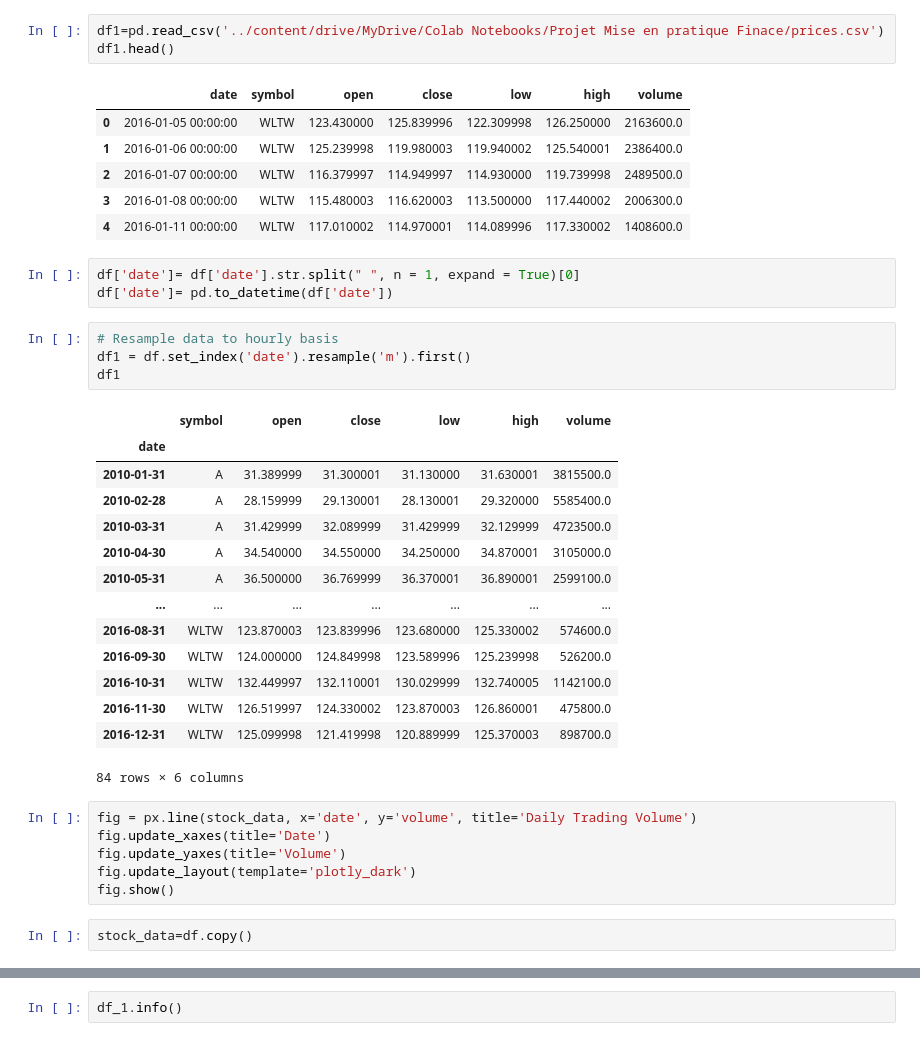
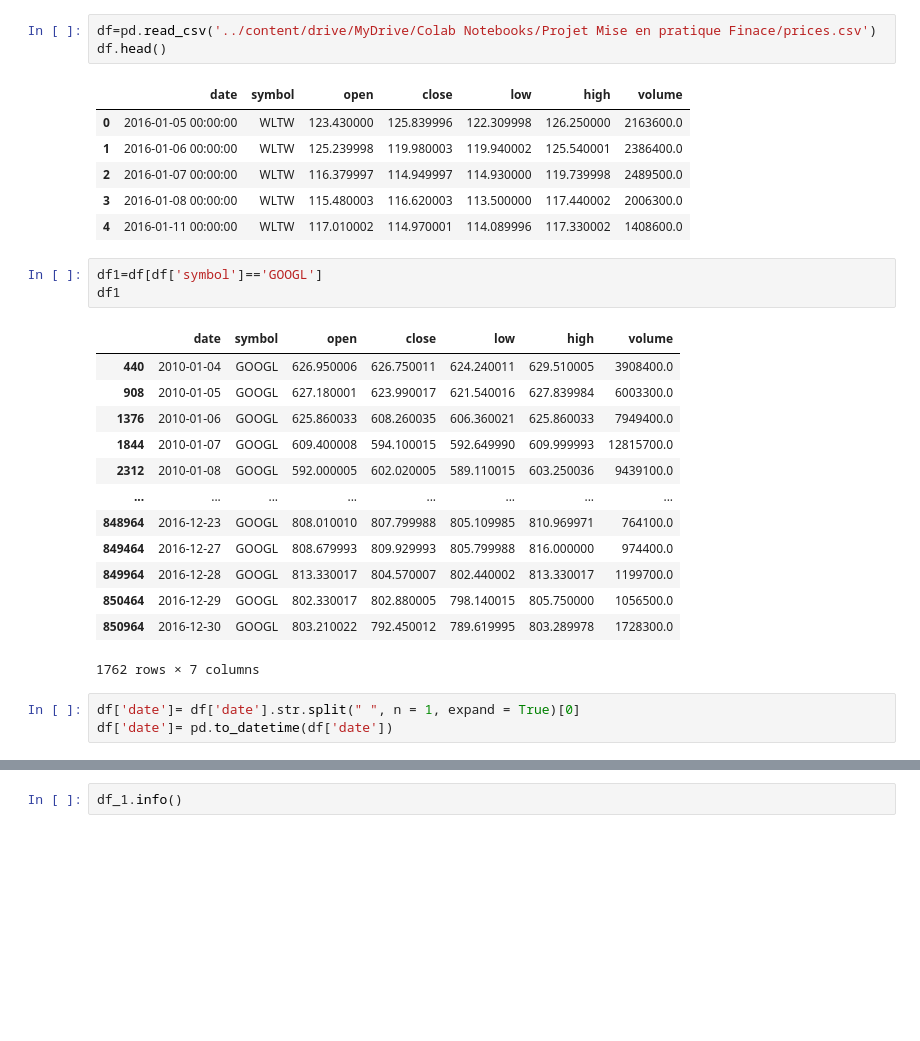
Before and after one commit to ouldsidy/Projets, a Jupyter notebook: Projet_mise_en_pratique_en_finace.ipynb, the cells around one changed output, grey strips where cells are left out. Cells and saved outputs as stored; diff of their text form; blank space fills up the shorter version.

```diff
--- a/Projet_mise_en_pratique_en_finace.ipynb
+++ b/Projet_mise_en_pratique_en_finace.ipynb
@@ -164,8 +24,8 @@ init_notebook_mode(connected=True)
 # %% [markdown]
 Parmi ces 4 données, celles qui seront utilisées sont ajustées en fonction du partage des prix. Ces données contiennent les cours bruts des actions des sociétés cotées de 2010 à 2016. Les données utilisées proviennent de Yahoo Finance
 # %%
-df1=pd.read_csv('../content/drive/MyDrive/Colab Notebooks/Projet Mise en pratique Finace/prices.csv')
-df1.head()
+df=pd.read_csv('../content/drive/MyDrive/Colab Notebooks/Projet Mise en pratique Finace/prices.csv')
+df.head()
 # %% [output]
 |  | date | symbol | open | close | low | high | volume |
 | 0 | 2016-01-05 00:00:00 | WLTW | 123.430000 | 125.839996 | 122.309998 | 126.250000 | 2163600.0 |
@@ -173,33 +33,23 @@ df1.head()
 | 2 | 2016-01-07 00:00:00 | WLTW | 116.379997 | 114.949997 | 114.930000 | 119.739998 | 2489500.0 |
 | 3 | 2016-01-08 00:00:00 | WLTW | 115.480003 | 116.620003 | 113.500000 | 117.440002 | 2006300.0 |
 | 4 | 2016-01-11 00:00:00 | WLTW | 117.010002 | 114.970001 | 114.089996 | 117.330002 | 1408600.0 |
+# %%
+df1=df[df['symbol']=='GOOGL']
+df1
+# %% [output]
+|  | date | symbol | open | close | low | high | volume |
+| 440 | 2010-01-04 | GOOGL | 626.950006 | 626.750011 | 624.240011 | 629.510005 | 3908400.0 |
+| 908 | 2010-01-05 | GOOGL | 627.180001 | 623.990017 | 621.540016 | 627.839984 | 6003300.0 |
+| 1376 | 2010-01-06 | GOOGL | 625.860033 | 608.260035 | 606.360021 | 625.860033 | 7949400.0 |
+| 1844 | 2010-01-07 | GOOGL | 609.400008 | 594.100015 | 592.649990 | 609.999993 | 12815700.0 |
+| 2312 | 2010-01-08 | GOOGL | 592.000005 | 602.020005 | 589.110015 | 603.250036 | 9439100.0 |
+| ... | ... | ... | ... | ... | ... | ... | ... |
+| 848964 | 2016-12-23 | GOOGL | 808.010010 | 807.799988 | 805.109985 | 810.969971 | 764100.0 |
+| 849464 | 2016-12-27 | GOOGL | 808.679993 | 809.929993 | 805.799988 | 816.000000 | 974400.0 |
+| 849964 | 2016-12-28 | GOOGL | 813.330017 | 804.570007 | 802.440002 | 813.330017 | 1199700.0 |
+| 850464 | 2016-12-29 | GOOGL | 802.330017 | 802.880005 | 798.140015 | 805.750000 | 1056500.0 |
+| 850964 | 2016-12-30 | GOOGL | 803.210022 | 792.450012 | 789.619995 | 803.289978 | 1728300.0 |
+1762 rows × 7 columns
 # %%
 df['date']= df['date'].str.split(" ", n = 1, expand = True)[0]
 df['date']= pd.to_datetime(df['date'])
-# %%
-# Resample data to hourly basis
-df1 = df.set_index('date').resample('m').first()
-df1
-# %% [output]
-|  | symbol | open | close | low | high | volume |
-| date |  |  |  |  |  |  |
-| 2010-01-31 | A | 31.389999 | 31.300001 | 31.130000 | 31.630001 | 3815500.0 |
-| 2010-02-28 | A | 28.159999 | 29.130001 | 28.130001 | 29.320000 | 5585400.0 |
-| 2010-03-31 | A | 31.429999 | 32.089999 | 31.429999 | 32.129999 | 4723500.0 |
-| 2010-04-30 | A | 34.540000 | 34.550000 | 34.250000 | 34.870001 | 3105000.0 |
-| 2010-05-31 | A | 36.500000 | 36.769999 | 36.370001 | 36.890001 | 2599100.0 |
-| ... | ... | ... | ... | ... | ... | ... |
-| 2016-08-31 | WLTW | 123.870003 | 123.839996 | 123.680000 | 125.330002 | 574600.0 |
-| 2016-09-30 | WLTW | 124.000000 | 124.849998 | 123.589996 | 125.239998 | 526200.0 |
-| 2016-10-31 | WLTW | 132.449997 | 132.110001 | 130.029999 | 132.740005 | 1142100.0 |
-| 2016-11-30 | WLTW | 126.519997 | 124.330002 | 123.870003 | 126.860001 | 475800.0 |
-| 2016-12-31 | WLTW | 125.099998 | 121.419998 | 120.889999 | 125.370003 | 898700.0 |
-84 rows × 6 columns
-# %%
-fig = px.line(stock_data, x='date', y='volume', title='Daily Trading Volume')
-fig.update_xaxes(title='Date')
-fig.update_yaxes(title='Volume')
-fig.update_layout(template='plotly_dark')
-fig.show()
-# %%
-stock_data=df.copy()
```
Also changed, not shown: parts of 105 cells of this notebook.
